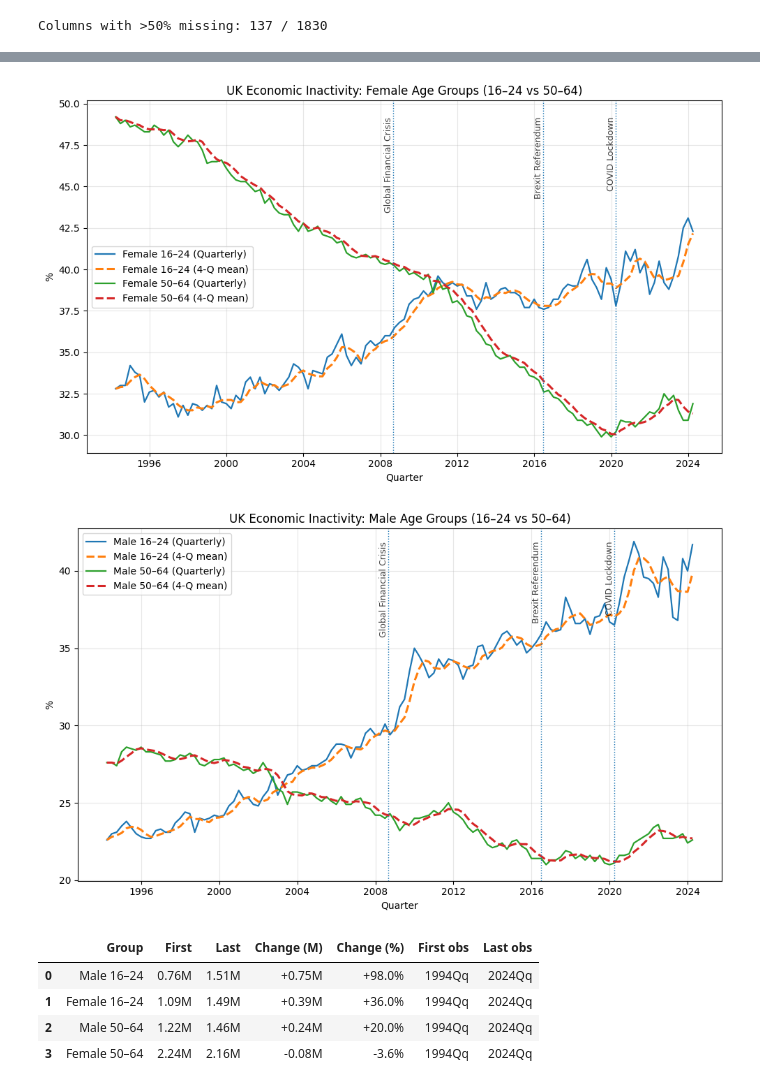
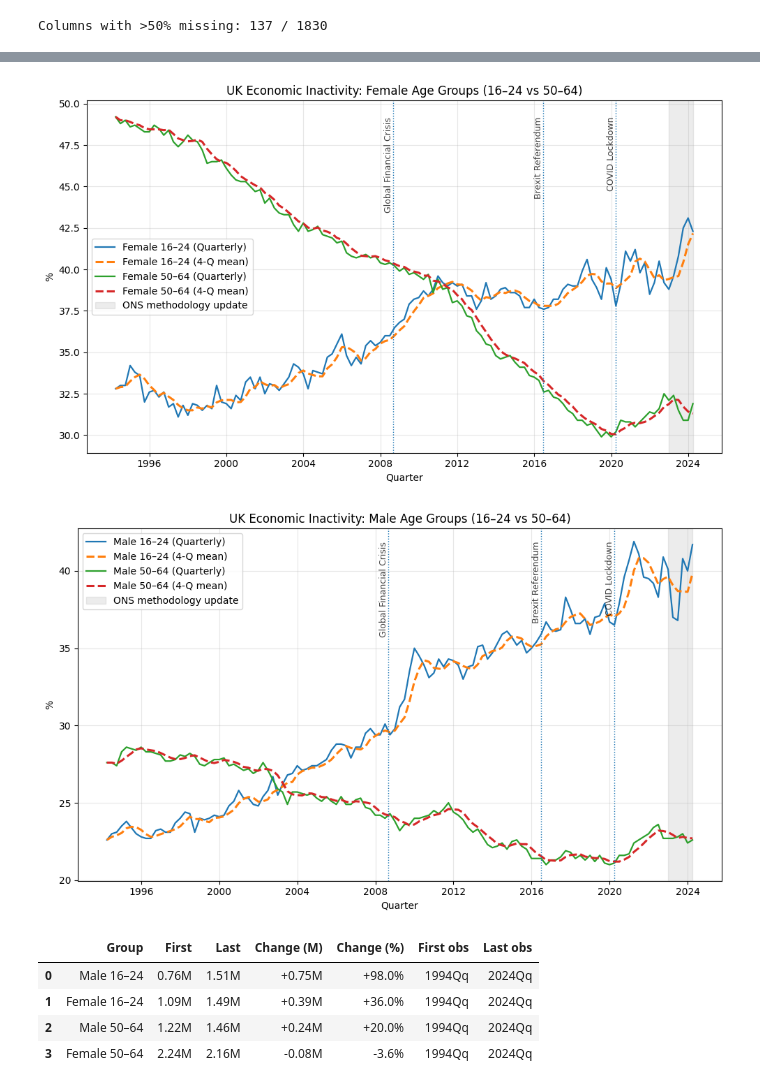
Before and after one commit to monkeymoves/nesta, a Jupyter notebook: notebooks/01_exploration.ipynb, the cells around one changed output, grey strips where cells are left out. Saved outputs shown, nothing was run; the diff lists cells and outputs as text; code cells hidden in the pictures.

```diff
--- a/notebooks/01_exploration.ipynb
+++ b/notebooks/01_exploration.ipynb
@@ -150,9 +172,7 @@ df_q = df_q.interpolate(method="linear", limit_direction="forward", axis=0)
 # %% [output]
 Columns with >50% missing: 137 / 1830
 # %%
-# === Rolling mean + key events (Brexit, GFC, COVID) ===
-import pandas as pd
-import matplotlib.pyplot as plt
+# Rolling mean + key events (Brexit, GFC, COVID)
 
 col_overall = "LFS: Economic Inactivity rate: UK: People: Aged 16-64: %: NSA"
 col_female  = "LFS: Economic inactivity rate: UK: Female: Aged 16-64: %: SA"
@@ -163,6 +183,18 @@ EVENTS = [
     ("2016-06-23", "Brexit Referendum"),
     ("2020-03-23", "COVID Lockdown"),
 ]
+# --- Methodology update shading ---
+METHOD_UPDATE_START = pd.Timestamp("2023-01-01")
+METHOD_UPDATE_END   = pd.Timestamp("2024-03-31")
+
+def add_methodology_shading():
+    plt.axvspan(
+        METHOD_UPDATE_START,
+        METHOD_UPDATE_END,
+        color="grey",
+        alpha=0.15,
+        label="ONS methodology update"
+    )
 
 def plot_inactivity(
     column_name: str,
@@ -184,6 +216,7 @@ def plot_inactivity(
         y_min, y_top = plt.ylim()
         plt.ylim(top=y_top * 1.01)
 
+    add_methodology_shading()
     for date_str, label in EVENTS:
         x = pd.to_datetime(date_str)
         plt.axvline(x, linestyle=":", linewidth=1)
@@ -223,9 +256,9 @@ UK Inactivity (Male 16–64)
 Start: 14.5%  →  End: 18.8%
 ~YoY change: +1.3%
 # %%
-# === Age range analysis: young vs older, by gender ===
+# Age range analysis: young vs older, by gender
 
-# --- Relevant column names  ---
+# Relevant column names
 col_female_16_24 = "LFS: Economic inactivity rate: Aged 16-24: UK: Female: %: SA"
 col_female_50_64 = "LFS: Economic inactivity rate: UK: Female: Aged 50-64: %: SA"
 col_female_25_49 = "LFS: Economic inactivity rate: UK: Female: Aged 25-49: %: SA"
@@ -252,35 +285,36 @@ def plot_age_gender(columns: list[str], labels: list[str], title: str, rolling:
 
         if y_top is None or s.max() > y_top:
             y_top = s.max()
+    add_methodology_shading()
 
     if y_top is not None:
         plt.ylim(top=y_top * 1.02)
         for date_str, label in EVENTS:
             x = pd.to_datetime(date_str)
             plt.axvline(x, linestyle=":", linewidth=1)
             plt.text(x, y_top, label, rotation=90, va="top", ha="right", fontsize=9, alpha=0.75)
 
     plt.title(title)
     plt.xlabel("Quarter")
     plt.ylabel("%")
     plt.grid(alpha=0.3)
     plt.legend()
     plt.tight_layout()
     plt.show()
 
-# --- Run plots ---
+# Run plots
 plot_age_gender(
     [col_female_16_24, col_female_50_64],
     ["Female 16–24", "Female 50–64"],
     "UK Economic Inactivity: Female Age Groups (16–24 vs 50–64)"
 )
 
 plot_age_gender(
     [col_male_16_24, col_male_50_64],
     ["Male 16–24", "Male 50–64"],
     "UK Economic Inactivity: Male Age Groups (16–24 vs 50–64)"
 )
 # %% [output]
-[figure, old version]
+[figure, new version]
-[figure, old version]
+[figure, new version]
 # %%
```
Also changed, not shown: parts of 13 cells of this notebook.
